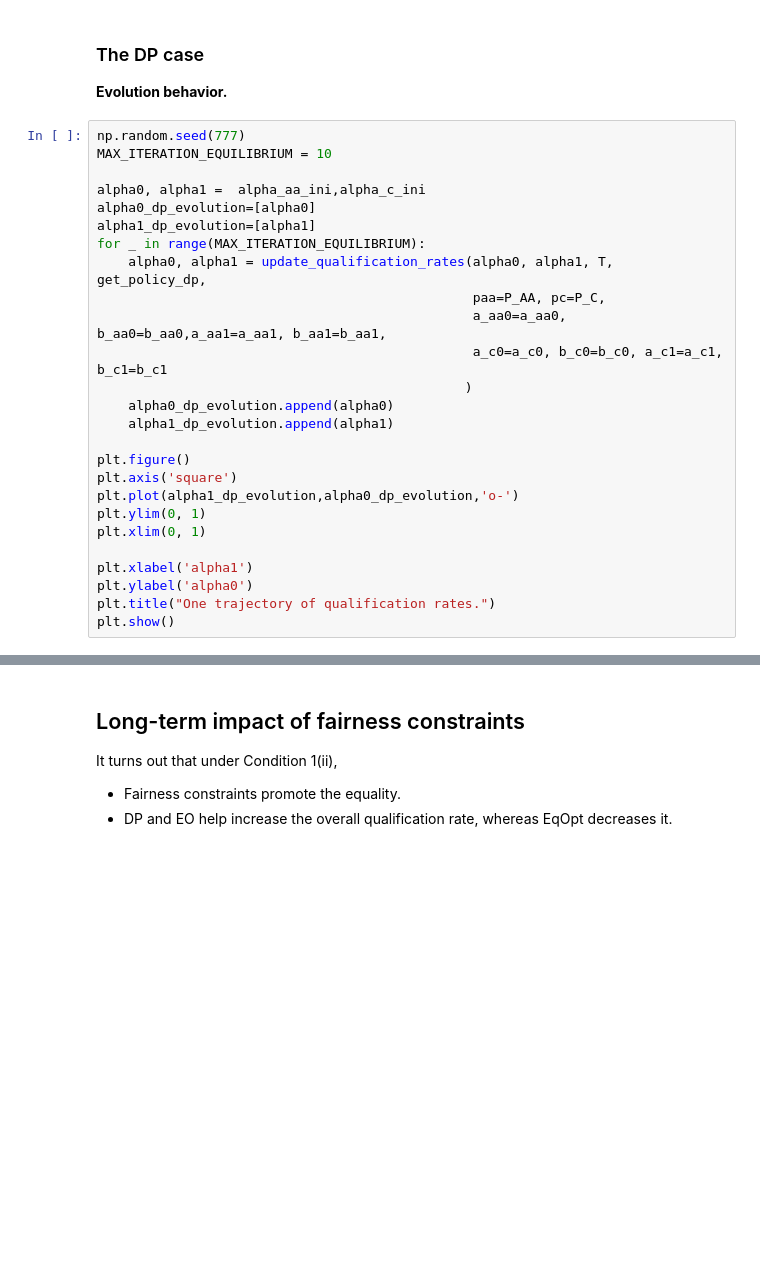
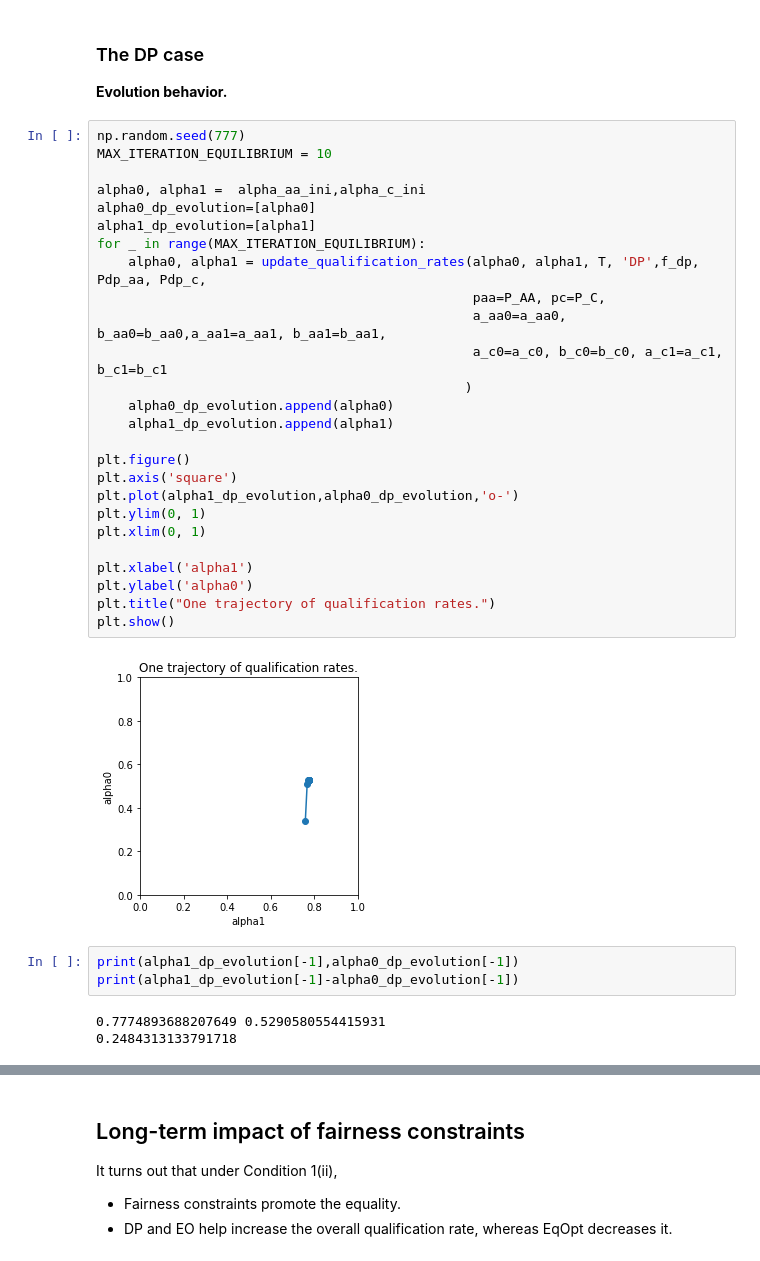
Before and after one commit to TURuibo/long-term-impact-of-fairness-constraints, a Jupyter notebook: notebooks/long_term_impact_analysis__FICO_equilibrium.ipynb, the cells around one changed output, grey strips where cells are left out. Saved outputs shown, nothing was run; the diff lists cells and outputs as text; blank space fills up the shorter version.

```diff
--- a/notebooks/long_term_impact_analysis__FICO_equilibrium.ipynb
+++ b/notebooks/long_term_impact_analysis__FICO_equilibrium.ipynb
@@ -250,29 +313,37 @@ plt.show()
 # %%
 np.random.seed(777)
 MAX_ITERATION_EQUILIBRIUM = 10
 
 alpha0, alpha1 =  alpha_aa_ini,alpha_c_ini
 alpha0_dp_evolution=[alpha0]
 alpha1_dp_evolution=[alpha1]
 for _ in range(MAX_ITERATION_EQUILIBRIUM):
-    alpha0, alpha1 = update_qualification_rates(alpha0, alpha1, T, get_policy_dp,
+    alpha0, alpha1 = update_qualification_rates(alpha0, alpha1, T, 'DP',f_dp, Pdp_aa, Pdp_c,
                                                 paa=P_AA, pc=P_C,
                                                 a_aa0=a_aa0, b_aa0=b_aa0,a_aa1=a_aa1, b_aa1=b_aa1,
                                                 a_c0=a_c0, b_c0=b_c0, a_c1=a_c1, b_c1=b_c1
                                                )
     alpha0_dp_evolution.append(alpha0)
     alpha1_dp_evolution.append(alpha1)
 
 plt.figure()
 plt.axis('square')
 plt.plot(alpha1_dp_evolution,alpha0_dp_evolution,'o-')
 plt.ylim(0, 1)
 plt.xlim(0, 1)
 
 plt.xlabel('alpha1')
 plt.ylabel('alpha0')
 plt.title("One trajectory of qualification rates.")
 plt.show()
+# %% [output]
+[figure, added]
+# %%
+print(alpha1_dp_evolution[-1],alpha0_dp_evolution[-1])
+print(alpha1_dp_evolution[-1]-alpha0_dp_evolution[-1])
+# %% [output]
+0.7774893688207649 0.5290580554415931
+0.2484313133791718
 # %%
 TOTAL_STEP = 10
 alphaList = np.linspace(0.05,0.95,TOTAL_STEP)
```
Also changed, not shown: parts of 19 cells of this notebook, 1 other file.
